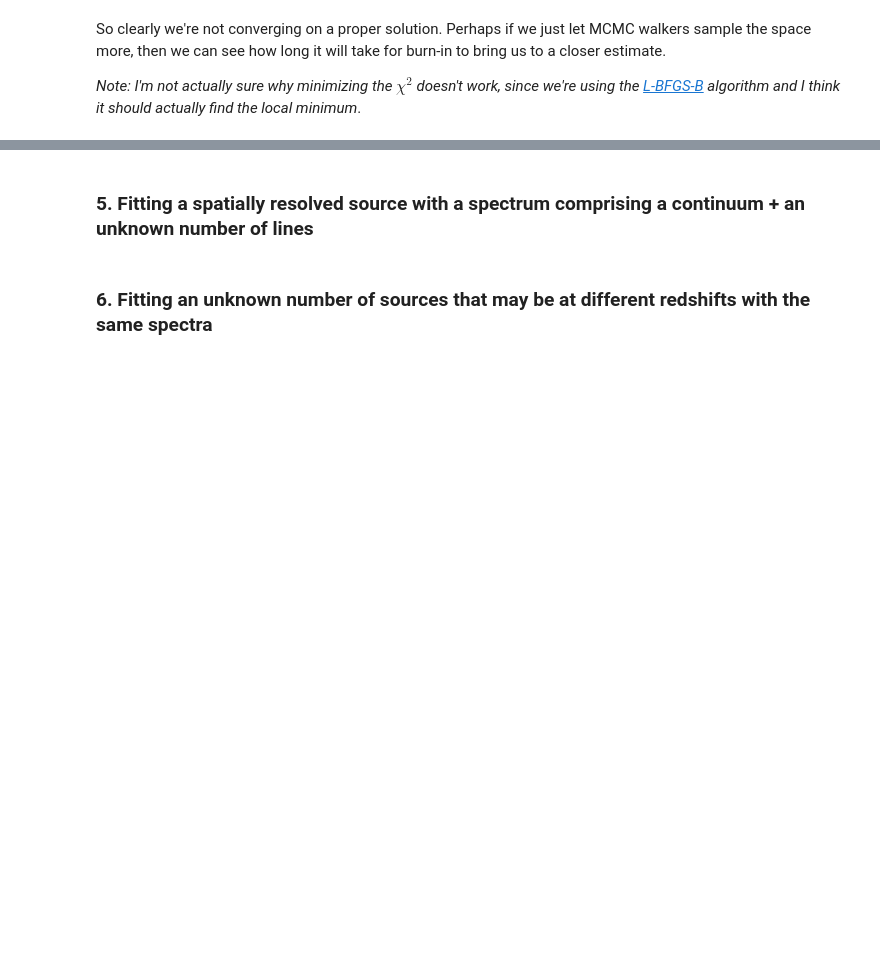
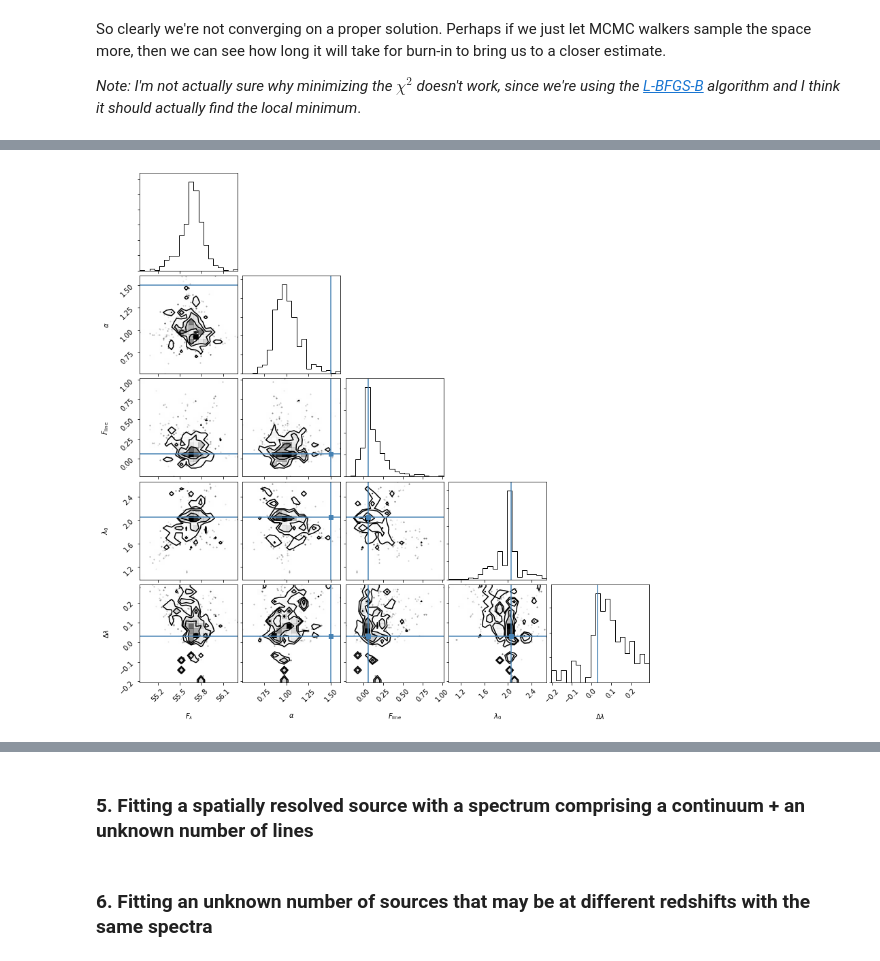
Before and after one commit to jwuphysics/fitting-a-model-to-data, a Jupyter notebook: notebook/Fitting a model to a data cube.ipynb, the cells around one changed output, grey strips where cells are left out. Saved outputs shown, nothing was run; the diff lists cells and outputs as text; code cells hidden in the pictures; blank space fills up the shorter version.

```diff
--- a/notebook/Fitting a model to a data cube.ipynb
+++ b/notebook/Fitting a model to a data cube.ipynb
@@ -741,0 +758,7 @@ Still seems like it's not burned in. I might just use 4 walkers and walker for a
+# %%
+# corner plot for target model
+corner.corner(samples[:, :5],
+              labels=['$F_\lambda$', r'$\alpha$', r'$F_{\rm line}$', '$\lambda_0$', '$\Delta\lambda$'],
+              truths=true_params[:5]);
+# %% [output]
+[figure, added]
```
Also changed, not shown: parts of 12 cells of this notebook.
